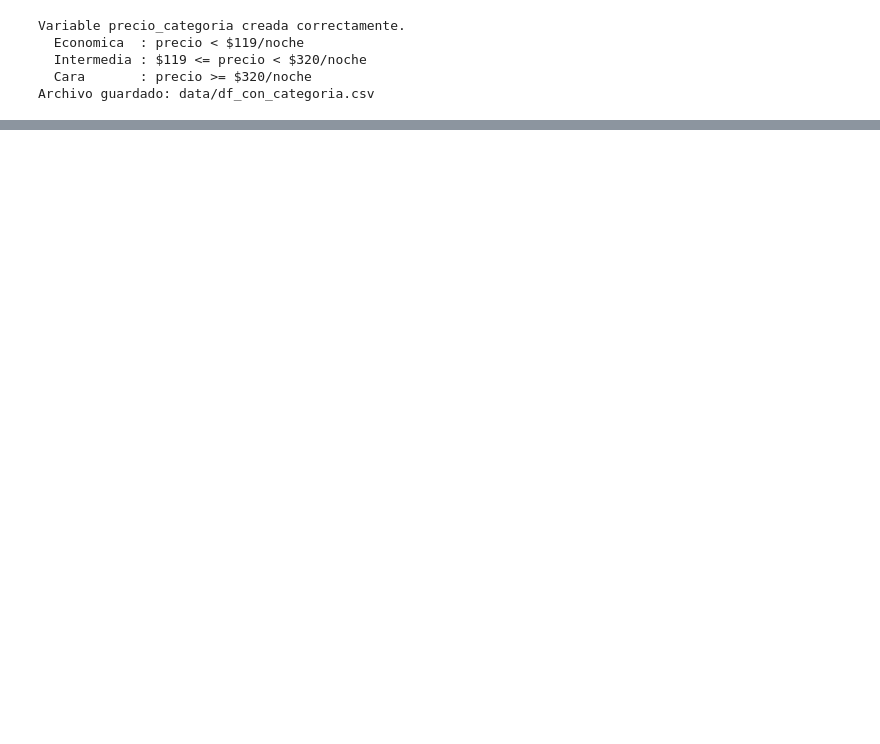
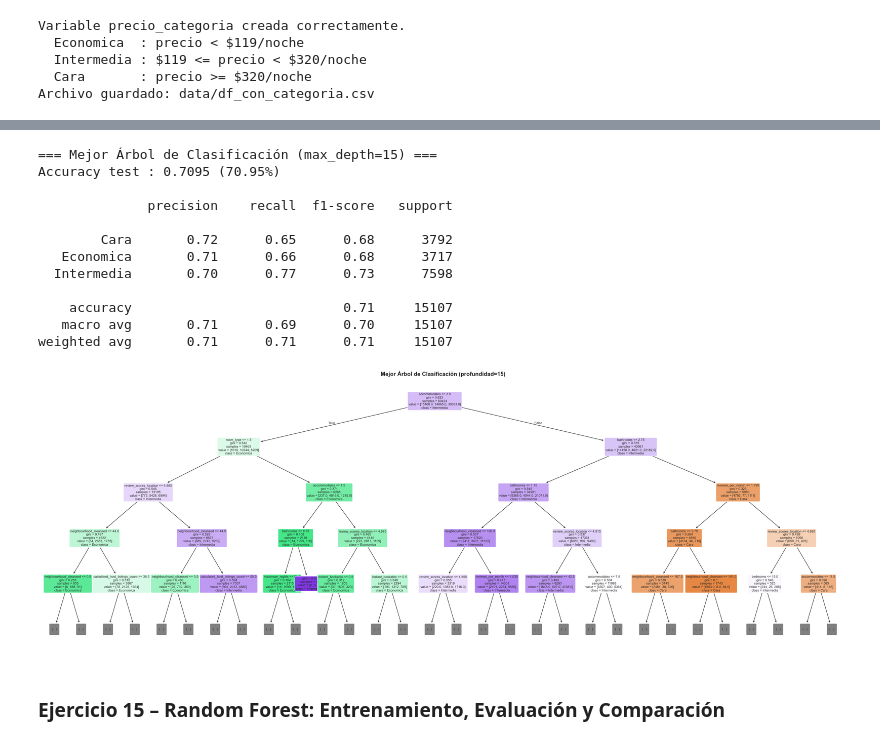
Before and after one commit to AleWWH1104/Lab4-md, a Jupyter notebook: Lab4-md.ipynb, the cells around one changed output, grey strips where cells are left out. Drawn from its saved outputs; the diff is of its cells as text; code cells hidden in the pictures; blank space fills up the shorter version.

```diff
--- a/Lab4-md.ipynb
+++ b/Lab4-md.ipynb
@@ -1146,0 +1501,51 @@ Archivo guardado: data/df_con_categoria.csv
+# %%
+mejor_profundidad_str = mejor_fila['profundidad']
+mejor_profundidad = None if mejor_profundidad_str == 'Sin límite' else int(mejor_profundidad_str)
+
+clf_mejor = DecisionTreeClassifier(
+    criterion='gini',
+    max_depth=mejor_profundidad,
+    random_state=42
+)
+clf_mejor.fit(X_train_c, y_train_c)
+y_pred_mejor = clf_mejor.predict(X_test_c)
+acc_mejor = accuracy_score(y_test_c, y_pred_mejor)
+
+print(f'=== Mejor Árbol de Clasificación (max_depth={mejor_profundidad}) ===')
+print(f'Accuracy test : {acc_mejor:.4f} ({acc_mejor*100:.2f}%)')
+print()
+print(classification_report(y_test_c, y_pred_mejor))
+
+# Visualización del mejor árbol
+fig, ax = plt.subplots(figsize=(28, 10))
+plot_tree(
+    clf_mejor,
+    feature_names=feature_cols,
+    class_names=clf_mejor.classes_,
+    filled=True,
+    rounded=True,
+    max_depth=min(4, clf_mejor.get_depth()),
+    fontsize=8,
+    ax=ax
+)
+ax.set_title(f'Mejor Árbol de Clasificación (profundidad={mejor_profundidad})',
+             fontsize=14, fontweight='bold')
+plt.tight_layout()
+plt.savefig('arbol_clasificacion_mejor.png', dpi=120, bbox_inches='tight')
+plt.show()
+# %% [output]
+=== Mejor Árbol de Clasificación (max_depth=15) ===
+Accuracy test : 0.7095 (70.95%)
+
+              precision    recall  f1-score   support
+
+        Cara       0.72      0.65      0.68      3792
+   Economica       0.71      0.66      0.68      3717
+  Intermedia       0.70      0.77      0.73      7598
+
+    accuracy                           0.71     15107
+   macro avg       0.71      0.69      0.70     15107
+weighted avg       0.71      0.71      0.71     15107
+[figure, added]
+# %% [markdown]
+### Ejercicio 15 – Random Forest: Entrenamiento, Evaluación y Comparación
```
Also changed, not shown: parts of 56 cells of this notebook, 11 other files.
